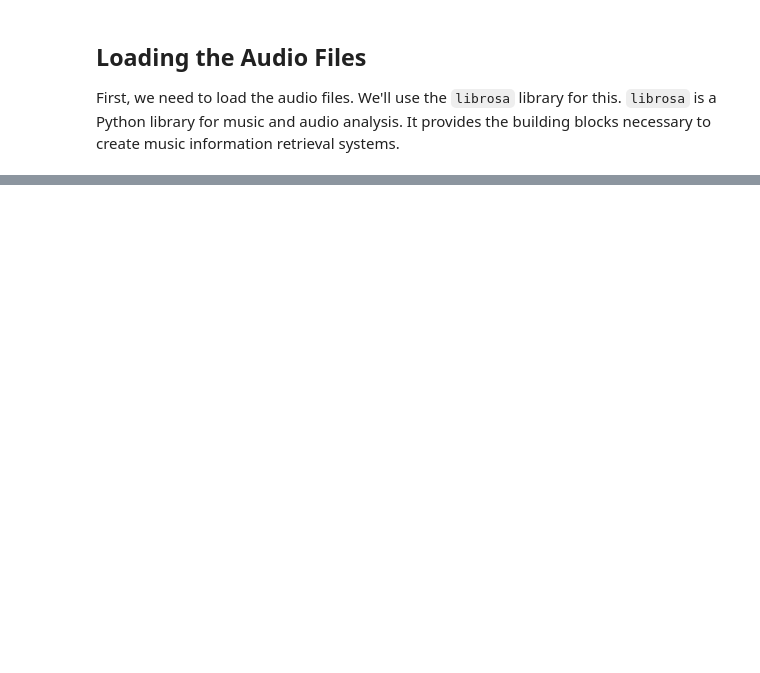
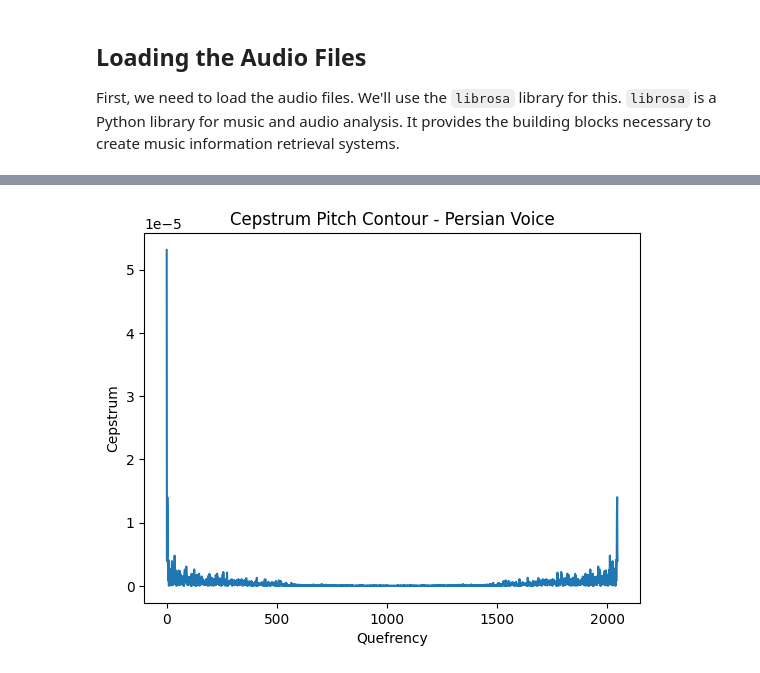
Before and after one commit to sina-ss/find-pitch-contour, a Jupyter notebook: find-pitch-contour.ipynb, the cells around one changed output, grey strips where cells are left out. Cells and saved outputs as stored; diff of their text form; code cells hidden in the pictures; blank space fills up the shorter version.

```diff
--- a/find-pitch-contour.ipynb
+++ b/find-pitch-contour.ipynb
@@ -111 +108,27 @@ plt.show()
+# %%
+def compute_cepstrum(signal, frame_size):
+    # Compute the Fourier Transform of the signal
+    spectrum = np.fft.fft(signal, n=frame_size)
+
+    # Compute the log magnitude of the spectrum
+    log_magnitude_spectrum = np.log1p(np.abs(spectrum))
+
+    # Compute the inverse Fourier Transform of the log magnitude spectrum
+    cepstrum = np.fft.ifft(log_magnitude_spectrum)
+
+    return np.abs(cepstrum)
+
+# Apply the Cepstrum method to a frame of the Persian voice signal
+frame_fa = signal_fa[:frame_size]
+cepstrum_values_fa = compute_cepstrum(frame_fa, frame_size)
+
+# Plot the results
+plt.figure()
+plt.plot(cepstrum_values_fa)
+plt.title('Cepstrum Pitch Contour - Persian Voice')
+plt.xlabel('Quefrency')
+plt.ylabel('Cepstrum')
+plt.show()
+# %% [output]
+[figure, added]
 # %% [markdown]
```
Also changed, not shown: parts of 9 cells of this notebook, 6 other files.
